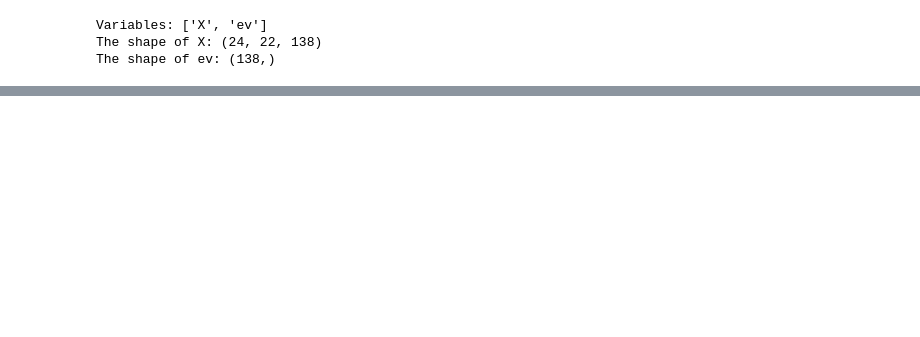
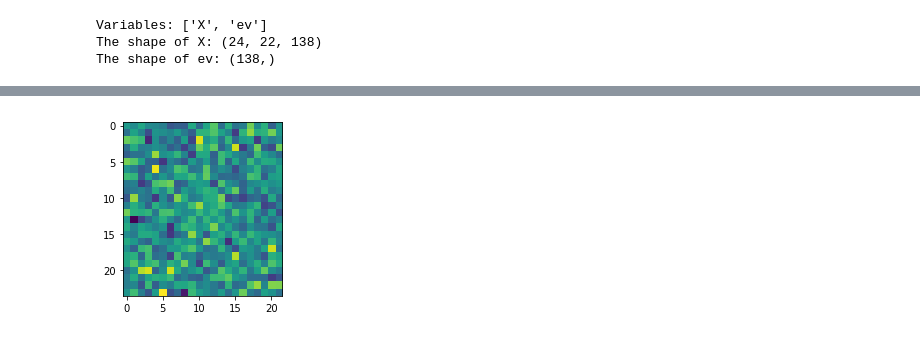
Before and after one commit to MotokiShiga/malspy, a Jupyter notebook: example/demo.ipynb, the cells around one changed output, grey strips where cells are left out. Drawn from its saved outputs; the diff is of its cells as text; code cells hidden in the pictures; blank space fills up the shorter version.

```diff
--- a/example/demo.ipynb
+++ b/example/demo.ipynb
@@ -166,0 +98,5 @@ Training NMF with ARD and Soft Orthogonal constraint....
+# %%
+# Residual images (reconstruction error averaged over spectrum channel axis)
+model_svd.imshow_residual_image(figsize=(3,3))
+# %% [output]
+[figure, added]
```
Also changed, not shown: parts of 37 cells of this notebook, 10 other files.
